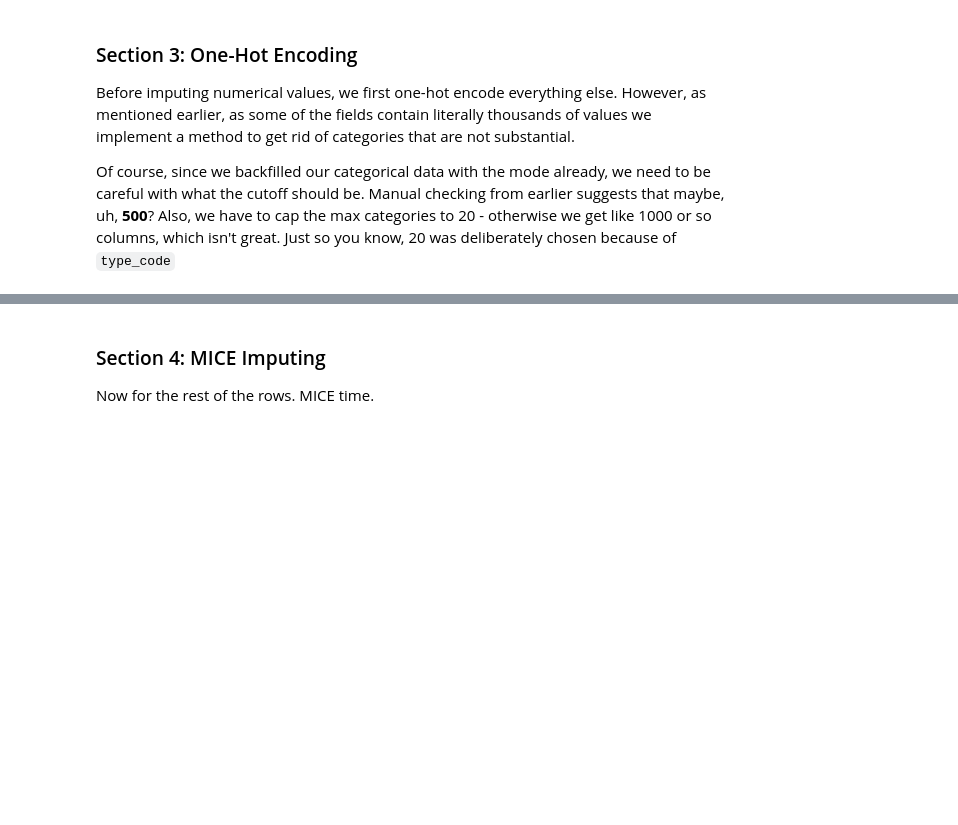
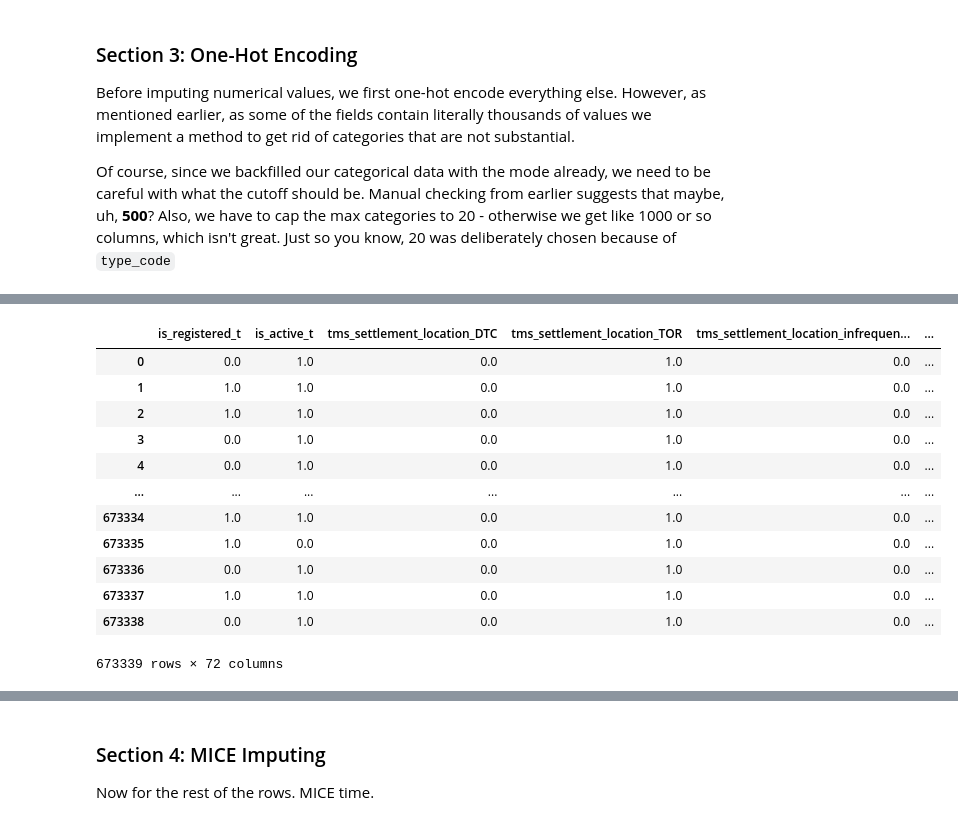
Before and after one commit to Andoiiii/CxC-III, a Jupyter notebook: main.ipynb, the cells around one changed output, grey strips where cells are left out. Drawn from its saved outputs; the diff is of its cells as text; code cells hidden in the pictures; blank space fills up the shorter version.

```diff
--- a/main.ipynb
+++ b/main.ipynb
@@ -189,13 +306,27 @@ nomOneHot
 # %%
 from sklearn.preprocessing import OneHotEncoder
 
 booleanOneHot = OneHotEncoder(sparse_output=False, drop='if_binary', handle_unknown='infrequent_if_exist', min_frequency=500)
 booleanOneHot.set_output(transform="pandas")
 
 boolOneHot = df[categorical_cols_bools].astype(str)
+test_boolOneHot = test[categorical_cols_bools].astype(str)
+
 boolOneHot = booleanOneHot.fit_transform(boolOneHot)
-
-test_boolOneHot = df[categorical_cols_bools].astype(str)
 test_boolOneHot = booleanOneHot.transform(test_boolOneHot)
 
 boolOneHot
+# %% [output]
+|  | is_registered_t | is_active_t | tms_settlement_location_DTC | tms_settlement_location_TOR | tms_settlement_location_infrequen... | ... |
+| 0 | 0.0 | 1.0 | 0.0 | 1.0 | 0.0 | ... |
+| 1 | 1.0 | 1.0 | 0.0 | 1.0 | 0.0 | ... |
+| 2 | 1.0 | 1.0 | 0.0 | 1.0 | 0.0 | ... |
+| 3 | 0.0 | 1.0 | 0.0 | 1.0 | 0.0 | ... |
+| 4 | 0.0 | 1.0 | 0.0 | 1.0 | 0.0 | ... |
+| ... | ... | ... | ... | ... | ... | ... |
+| 673334 | 1.0 | 1.0 | 0.0 | 1.0 | 0.0 | ... |
+| 673335 | 1.0 | 0.0 | 0.0 | 1.0 | 0.0 | ... |
+| 673336 | 0.0 | 1.0 | 0.0 | 1.0 | 0.0 | ... |
+| 673337 | 1.0 | 1.0 | 0.0 | 1.0 | 0.0 | ... |
+| 673338 | 0.0 | 1.0 | 0.0 | 1.0 | 0.0 | ... |
+673339 rows × 72 columns
```
Also changed, not shown: parts of 48 cells of this notebook, 1 other file.
